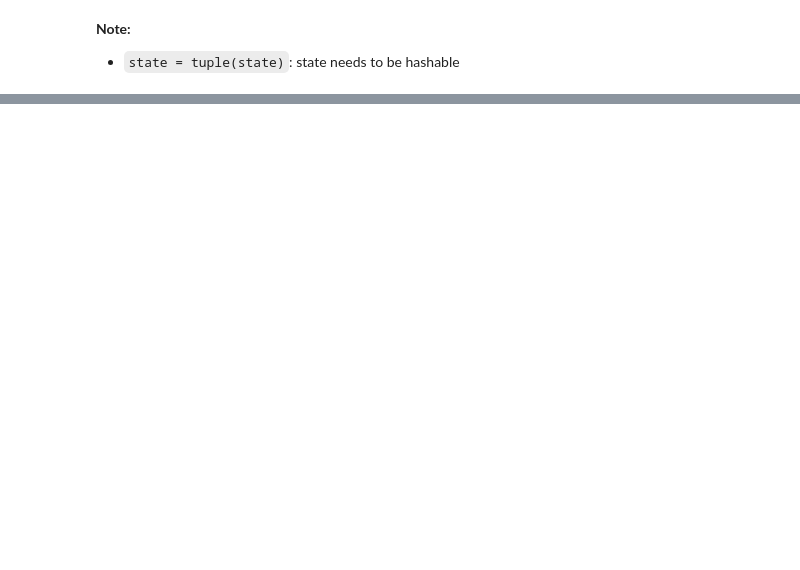
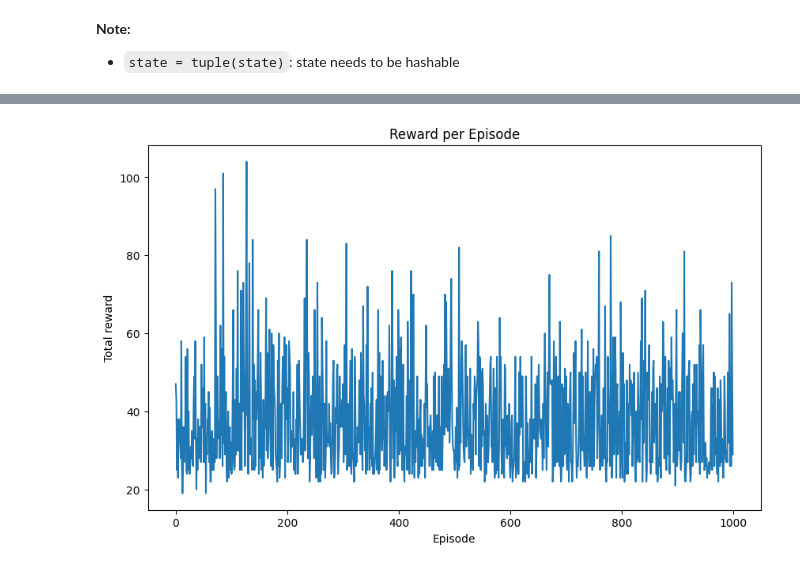
Before and after one commit to sav0sav1c5/reinforcement-learning, a Jupyter notebook: src/FinalProject/CartPole-Project.ipynb, the cells around one changed output, grey strips where cells are left out. Drawn from its saved outputs; the diff is of its cells as text; code cells hidden in the pictures; blank space fills up the shorter version.

Commit message:
feat: Implement evaluate_agent and plot_results methods and created main

```diff
--- a/src/FinalProject/CartPole-Project.ipynb
+++ b/src/FinalProject/CartPole-Project.ipynb
@@ -561,6 +552,7 @@ class QLearningAgent:
     def update_q_table(self, state, action, reward, next_state, terminal):
         """
         Update Q-table using Q-Learning update formula.
+        Q(s,a) = Q(s,a) + α[r + γ*max(Q(s',a')) - Q(s,a)]
         """
         best_next = np.max(self.q_table[next_state])
 
@@ -687,0 +724,79 @@ class CartPoleEnvironment:
+# %%
+def plot_results(total_rewards, total_steps):
+
+    # Plot rewards
+    plt.figure(figsize=(10, 6))
+    plt.plot(total_rewards)
+    plt.xlabel("Episode")
+    plt.ylabel("Total reward")
+    plt.title("Reward per Episode")
+    plt.show()
+
+    # Plot steps
+    plt.figure(figsize=(10, 6))
+    plt.plot(total_steps)
+    plt.xlabel("Episode")
+    plt.ylabel("Steps")
+    plt.title("Steps per Episode")
+    plt.show()
+# %%
+# Define constants
+FORCE_MAX = 10.0
+EPISODES_MAX = 1000
+STEPS_MAX = 500
+GAMMA = 0.95
+ALPHA = 0.1
+EPSILON = 1.0
+EPSILON_MIN = 0.01
+EPSILON_DECAY = 0.995
+
+if __name__ == "__main__":
+
+    # Initialize model component
+    model = CartPoleModel(T = 0.02)
+
+    # Initialize state discretizer component
+    state_discretizer = CartPoleStateDiscretizer(bins = (10, 10, 10, 10))
+
+    # Initialize action space component
+    action_space = ActionSpace(actions_type = 'binary', max_force = FORCE_MAX)
+
+    # Initialize reward function component
+    reward_function = RewardFunction(reward_type = 'gym_based', alpha = 2.0)
+
+    # Initialize environment
+    environment = CartPoleEnvironment(model, action_space, reward_function)
+
+    # Initialize Q-Learning agent
+    agent = QLearningAgent(action_size = action_space.action_num,
+                           gamma = GAMMA,
+                           epsilon = EPSILON,
+                           epsilon_min = EPSILON_MIN,
+                           epsilon_decay = EPSILON_DECAY,
+                           alpha = ALPHA)
+
+    # Train Q-Learning Agent
+    print("Training of Q-Learning Agent started ...")
+    training_rewards, training_steps= train_agent(environment = environment,
+                                                   state_discretizer = state_discretizer,
+                                                   agent = agent,
+                                                   episodes_number=EPISODES_MAX,
+                                                   max_steps=STEPS_MAX)
+
+    print("Training of Q-Learning Agent finished.")
+
+    plot_results(training_rewards, training_steps)
+
+    print("Evaluation of trained Q-Learning Agent performances started ...")
+    evaluation_reward, evaluation_steps, successfull = evaluate_agent(environment = environment,
+                                                         state_discretizer = state_discretizer,
+                                                         agent = agent,
+                                                         episodes_number = EPISODES_MAX,
+                                                         max_steps = STEPS_MAX)
+
+    print("Evaluation of trained Q-Learning Agent performances finished.")
+
+    plot_results(evaluation_reward, evaluation_steps)
+
+    print(f"Successfull episodes: {successfull}")
+# %% [output]
@@ -687,0 +805 @@ class CartPoleEnvironment:
+[figure, added]
```
Also changed, not shown: parts of 15 cells of this notebook.
